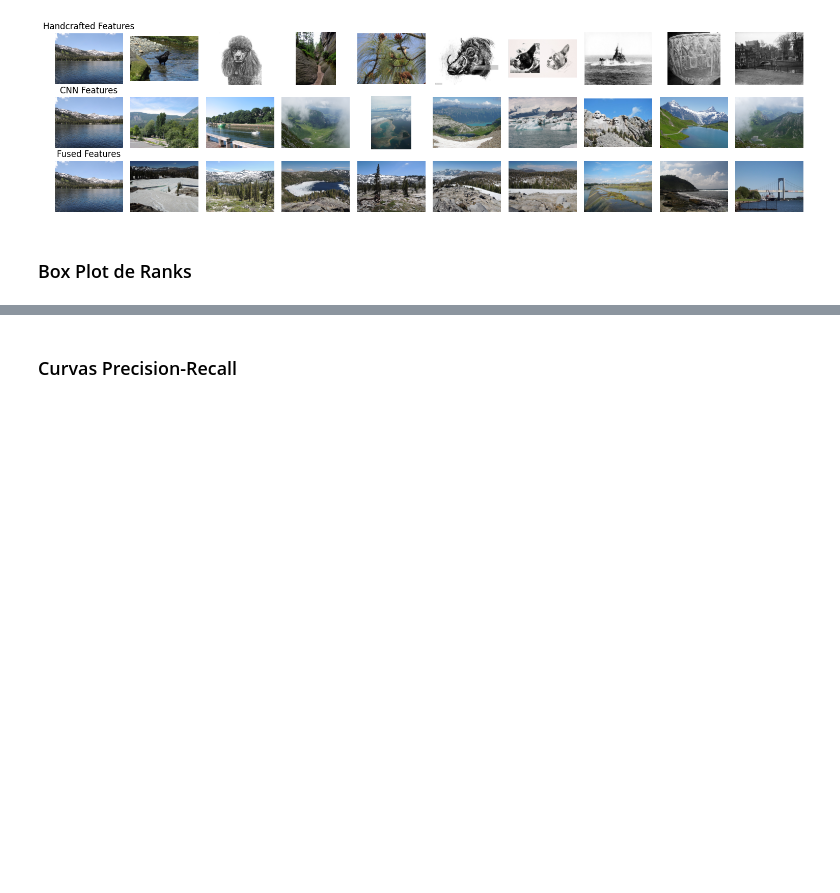
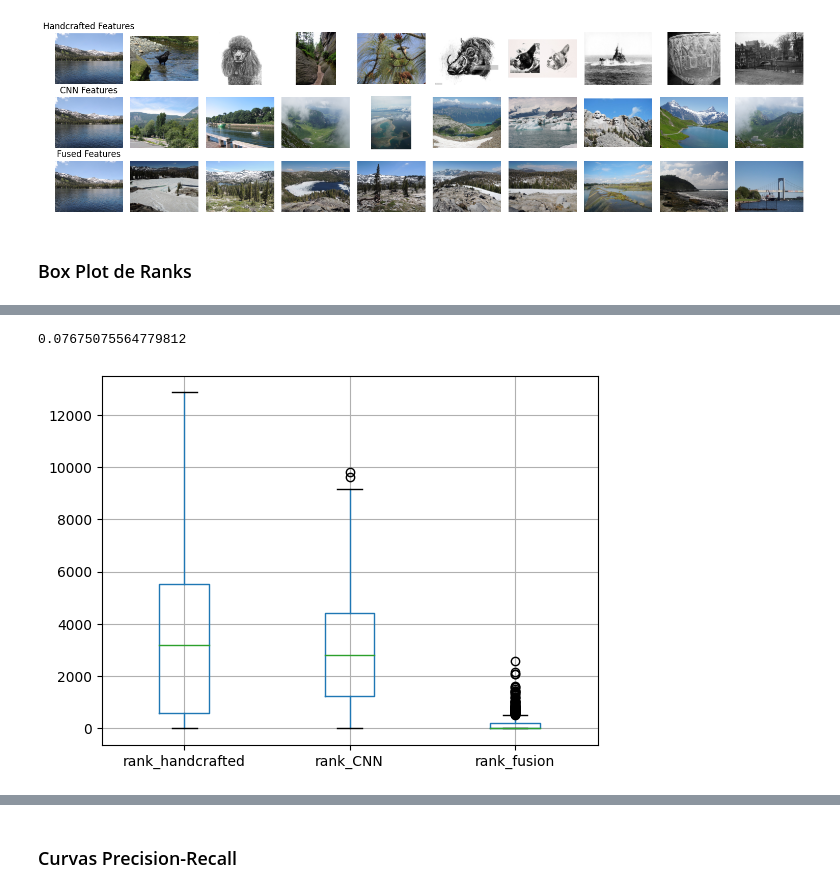
Before and after one commit to pabloyzm/LabInt, a Jupyter notebook: informe_final.ipynb, the cells around one changed output, grey strips where cells are left out. Saved outputs shown, nothing was run; the diff lists cells and outputs as text; code cells hidden in the pictures; blank space fills up the shorter version.

```diff
--- a/informe_final.ipynb
+++ b/informe_final.ipynb
@@ -44,6 +43,6 @@ from src.Metrics.metrics_utils import get_hist_from_str, plot_10,similarity_matr
 from src.SIFT.SIFT_gen_and_utils import SIFTFeatures
 # %%
-df = pd.read_csv('/root/labint/LabInt/LabInt/final_histograms.csv')
+df = pd.read_csv('/mnt/c/Users/pyanez/Desktop/pablo/universidad/LabInt/dataset/final_histograms.csv')
 SIFT = SIFTFeatures("", "", run=False)
 # %%
 df["class"] = df["image_name"].apply(lambda x: SIFT.get_class(x))
@@ -185,5 +189,5 @@ joblib.dump(matrix_cnn, "../dataset/similarity_matrix_cnn.pkl")
 #matrix_fusion
 # %%
 import joblib
-matrix = joblib.load("../dataset/similarity_matrix_histogram.pkl")
+matrix = joblib.load("/mnt/c/Users/pyanez/Desktop/pablo/universidad/LabInt/dataset/similarity_matrix_histogram.pkl")
 matrix
@@ -190,3 +208,3 @@ matrix
 # %%
-matrix_cnn = joblib.load("../dataset/similarity_matrix_CNN.pkl")
+matrix_cnn = joblib.load("/mnt/c/Users/pyanez/Desktop/pablo/universidad/LabInt/dataset/similarity_matrix_CNN.pkl")
 matrix_cnn
@@ -192,0 +225,3 @@ matrix_cnn
+# %%
+matrix_fusion = joblib.load("/mnt/c/Users/pyanez/Desktop/pablo/universidad/LabInt/dataset/similarity_matrix_fusion.pkl")
+matrix_fusion
@@ -211,27 +260,31 @@ def evaluate_query(df, matrix_, image_query, normalized=True):
     return 1/n_rel * sum(indexes)
 
 image_example = df["image_name"][0]
-evaluate_query(df, matrix, IMAGE_EXAMPLE, normalized=True)
+evaluate_query(df, matrix, image_example, normalized=True)
+# %% [output]
+0.07675075564779812
 # %%
 import tqdm
 for i in tqdm.tqdm(range(len(df))):
     row = df.iloc[i,:]
     df.loc[i, "rank_handcrafted"] = evaluate_query(df, matrix, row["image_name"], normalized=False)
 
 for i in tqdm.tqdm(range(len(df))):
     row = df.iloc[i,:]
     df.loc[i, "rank_CNN"] = evaluate_query(df, matrix_cnn, row["image_name"], normalized=False)
 
 for i in tqdm.tqdm(range(len(df))):
     row = df.iloc[i,:]
     df.loc[i, "rank_fusion"] = evaluate_query(df, matrix_fusion, row["image_name"], normalized=False)
 
 # drop non numeric columns
-df_grouped = df.drop(["image_name", "Nrank_handcrafted", "Nrank_CNN", "Nrank_fusion"], axis=1)
+df_grouped = df.drop(["image_name", "similarity", "Nrank_handcrafted", "Nrank_CNN", "Nrank_fusion"], axis=1)
 # group by class
 df_grouped = df_grouped.groupby("class").mean()
 # generate a box plot for each column
 df_grouped.boxplot()
 plt.show()
+# %% [output]
+[figure, added]
 # %%
 df_grouped.describe()
```
Also changed, not shown: parts of 22 cells of this notebook.
